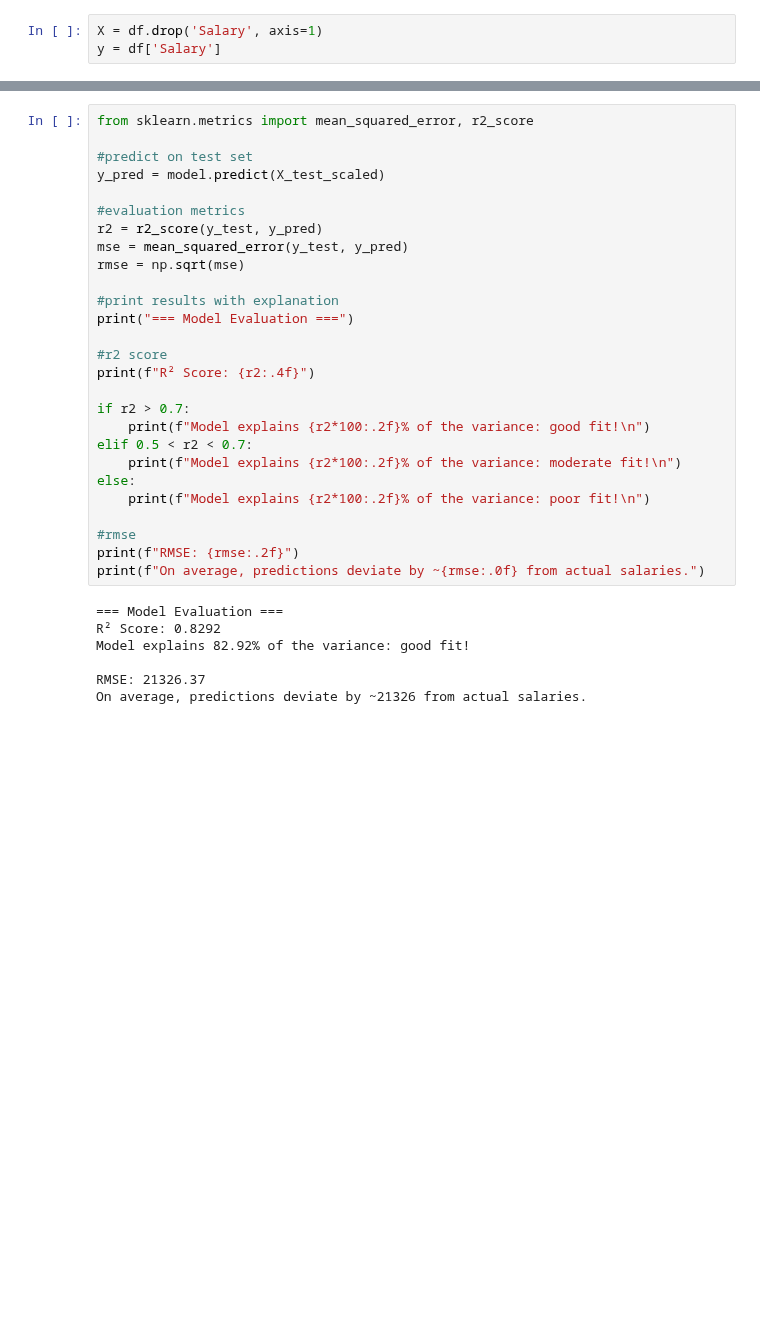
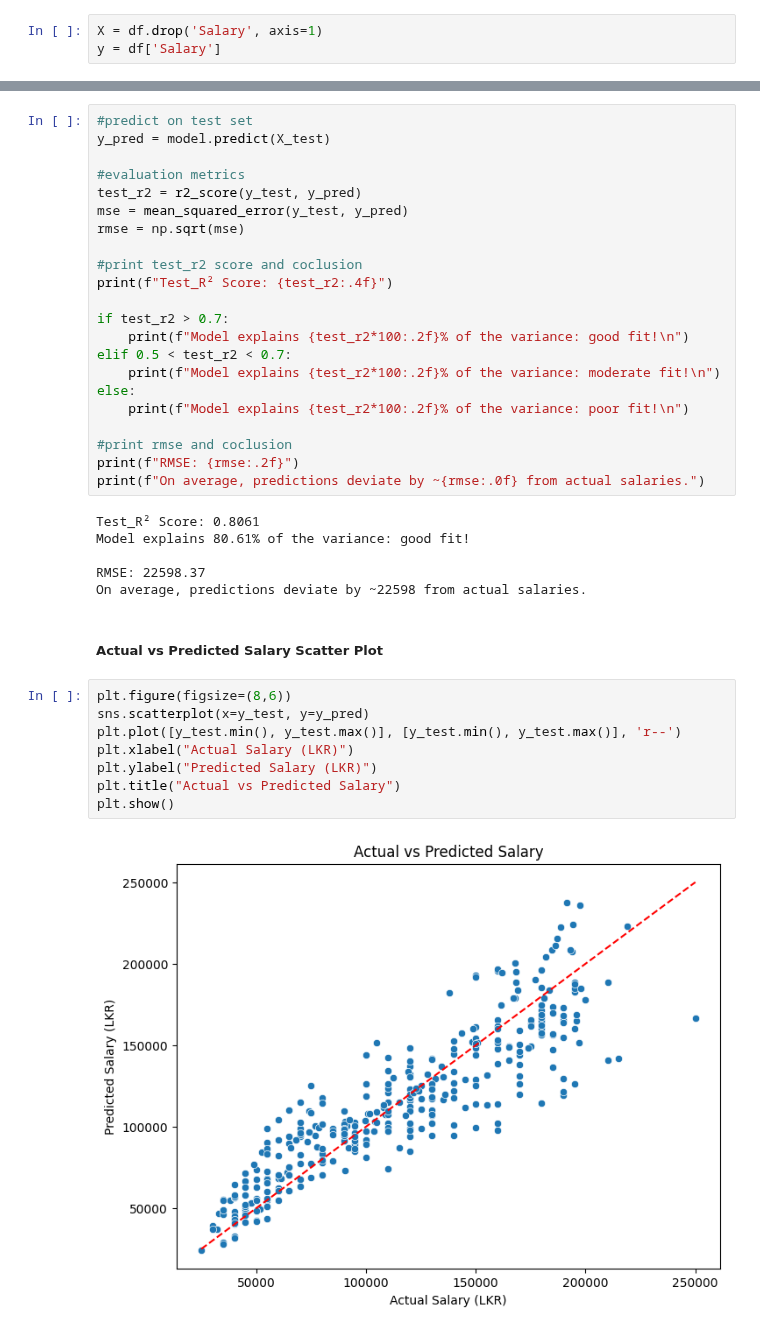
Before and after one commit to Suraweera1235/CS_Group_09_Salary_prediction, a Jupyter notebook: notebooks/Sakith_FC110558/Linear_regression.ipynb, the cells around one changed output, grey strips where cells are left out. Drawn from its saved outputs; the diff is of its cells as text; blank space fills up the shorter version.

```diff
--- a/notebooks/Sakith_FC110558/Linear_regression.ipynb
+++ b/notebooks/Sakith_FC110558/Linear_regression.ipynb
@@ -465,35 +468,41 @@ Test Set  Evaluation
 # %%
-from sklearn.metrics import mean_squared_error, r2_score
-
 #predict on test set
-y_pred = model.predict(X_test_scaled)
+y_pred = model.predict(X_test)
 
 #evaluation metrics
-r2 = r2_score(y_test, y_pred)
+test_r2 = r2_score(y_test, y_pred)
 mse = mean_squared_error(y_test, y_pred)
 rmse = np.sqrt(mse)
 
-#print results with explanation
-print("=== Model Evaluation ===")
+#print test_r2 score and coclusion
+print(f"Test_R² Score: {test_r2:.4f}")
 
-#r2 score
-print(f"R² Score: {r2:.4f}")
+if test_r2 > 0.7:
+    print(f"Model explains {test_r2*100:.2f}% of the variance: good fit!\n")
+elif 0.5 < test_r2 < 0.7:
+    print(f"Model explains {test_r2*100:.2f}% of the variance: moderate fit!\n")
+else:
+    print(f"Model explains {test_r2*100:.2f}% of the variance: poor fit!\n")
 
-if r2 > 0.7:
-    print(f"Model explains {r2*100:.2f}% of the variance: good fit!\n")
-elif 0.5 < r2 < 0.7:
-    print(f"Model explains {r2*100:.2f}% of the variance: moderate fit!\n")
-else:
-    print(f"Model explains {r2*100:.2f}% of the variance: poor fit!\n")
-
-#rmse
+#print rmse and coclusion
 print(f"RMSE: {rmse:.2f}")
 print(f"On average, predictions deviate by ~{rmse:.0f} from actual salaries.")
 # %% [output]
-=== Model Evaluation ===
-R² Score: 0.8292
-Model explains 82.92% of the variance: good fit!
+Test_R² Score: 0.8061
+Model explains 80.61% of the variance: good fit!
 
-RMSE: 21326.37
-On average, predictions deviate by ~21326 from actual salaries.
+RMSE: 22598.37
+On average, predictions deviate by ~22598 from actual salaries.
+# %% [markdown]
+##### Actual vs Predicted Salary Scatter Plot
+# %%
+plt.figure(figsize=(8,6))
+sns.scatterplot(x=y_test, y=y_pred)
+plt.plot([y_test.min(), y_test.max()], [y_test.min(), y_test.max()], 'r--')
+plt.xlabel("Actual Salary (LKR)")
+plt.ylabel("Predicted Salary (LKR)")
+plt.title("Actual vs Predicted Salary")
+plt.show()
+# %% [output]
+[figure, added]
 # %% [markdown]
```
Also changed, not shown: parts of 43 cells of this notebook, 25 other files.
